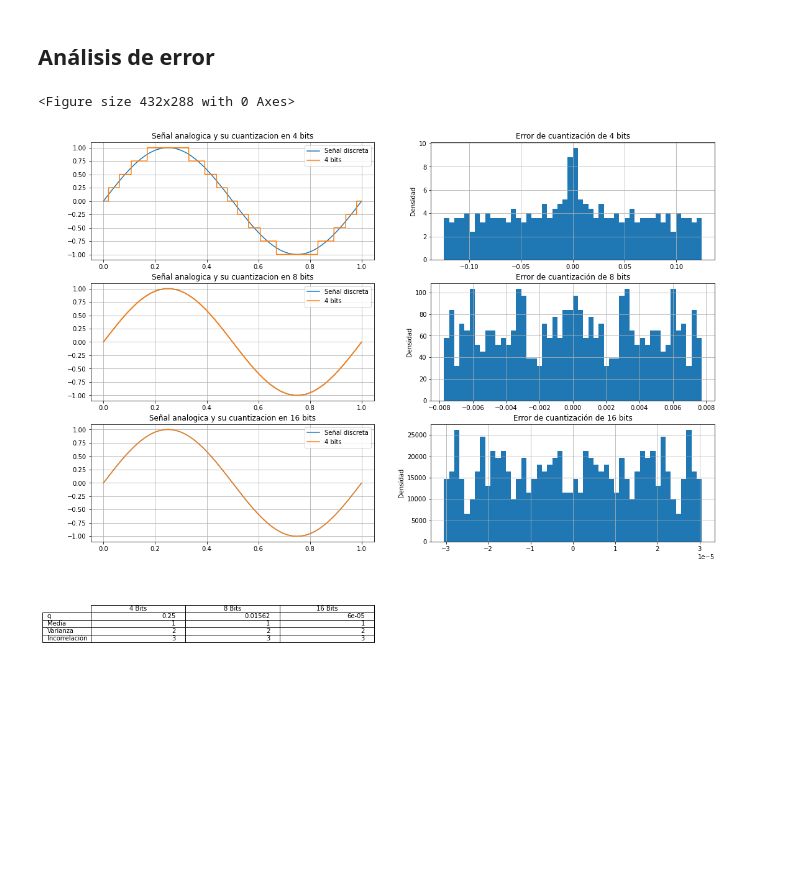
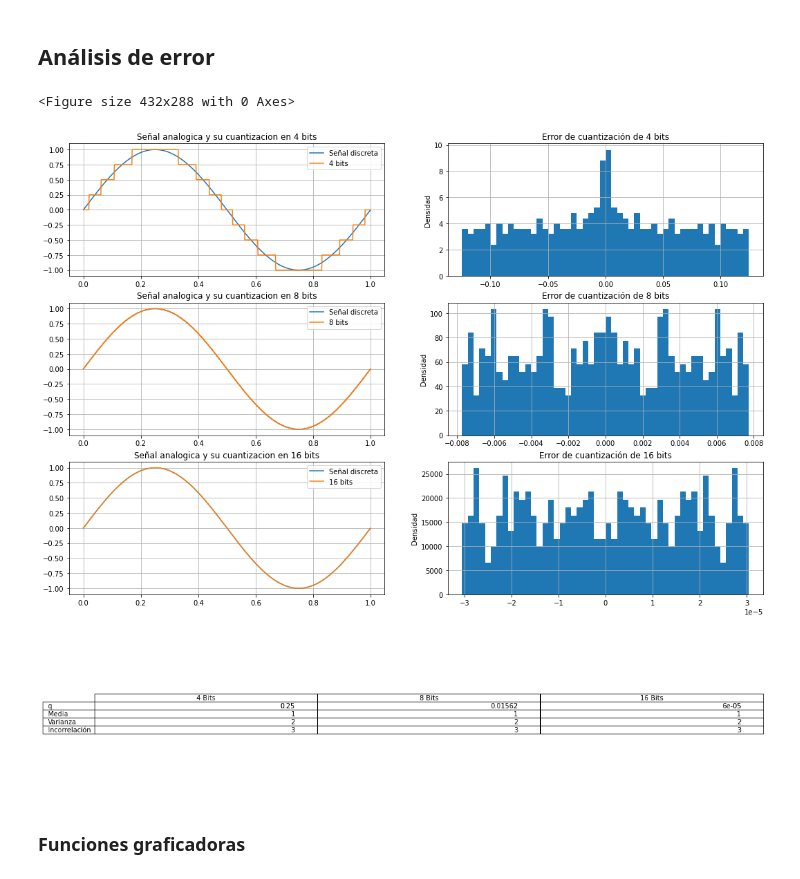
Before and after one commit to mnoe893/PDS_UTNBA_2025, a Jupyter notebook: TS3_cuantizacion_p1.ipynb, the cells around one changed output. Cells and saved outputs as stored; diff of their text form; code cells hidden in the pictures; blank space fills up the shorter version.

```diff
--- a/TS3_cuantizacion_p1.ipynb
+++ b/TS3_cuantizacion_p1.ipynb
@@ -97,64 +58,50 @@ graficar_funcion(t, [sR, sq_4, sq_8, sq_16],["Señal discreta","4 bits","8 bits"
 # %% [markdown]
 ## Análisis de error
 # %%
-def graficar_funcion(abs,ord,leg="",label_y="",label_x="",titulo="",xlim=0,show=1):
-    for k in np.arange(len(ord)):
-        plt.plot(abs, ord[k], label=leg[k])
-    if(xlim):
-        plt.xlim(0, xlim)
-    else:
-        plt.axis('tight')
-
-    plt.xlabel(label_x)
-    plt.ylabel(label_y)
-    plt.title(titulo)
-    plt.grid()
-    plt.legend()
-    if(show): #Para manejar subplots por fuera de la funcion
-        plt.show()
-    return
 
 e_4 = sR-sq_4
 e_8 = sR-sq_8
 e_16 = sR-sq_16
 
 plt.suptitle("Análisis del error de cuantización de la señal", fontsize=16, y=1.02)
-plt.figure(figsize=(18, 16))
+plt.figure(figsize=(18, 12))
 
 '''4 BITS'''
-plt.subplot(4,2,1)
+plt.subplot(3,2,1)
 graficar_funcion(t, [sR, sq_4],["Señal discreta","4 bits"], titulo="Señal analogica y su cuantizacion en 4 bits", show=0)
-plt.subplot(4,2,2)
+plt.subplot(3,2,2)
 graficar_error(e_4,"Error de cuantización de 4 bits")
 
 '''8 BITS'''
-plt.subplot(4,2,3)
-graficar_funcion(t, [sR, sq_8],["Señal discreta","4 bits"], titulo="Señal analogica y su cuantizacion en 8 bits", show=0)
-plt.subplot(4,2,4)
+plt.subplot(3,2,3)
+graficar_funcion(t, [sR, sq_8],["Señal discreta","8 bits"], titulo="Señal analogica y su cuantizacion en 8 bits", show=0)
+plt.subplot(3,2,4)
 graficar_error(e_8,"Error de cuantización de 8 bits")
 
 '''16 BITS'''
-plt.subplot(4,2,5)
-graficar_funcion(t, [sR, sq_16],["Señal discreta","4 bits"], titulo="Señal analogica y su cuantizacion en 16 bits", show=0)
-plt.subplot(4,2,6)
+plt.subplot(3,2,5)
+graficar_funcion(t, [sR, sq_16],["Señal discreta","16 bits"], titulo="Señal analogica y su cuantizacion en 16 bits", show=0)
+plt.subplot(3,2,6)
 graficar_error(e_16,"Error de cuantización de 16 bits")
 
 '''Tabla'''
-plt.subplot(4,2,7)
+plt.figure(figsize=(18, 4))
 q = [round(q_4, 5), round(q_8, 5), round(q_16, 5)] # Los redondeo a 5 valores detraz de la coma
 medias = [1,1,1]
 vars = [2,2,2]
 inc = [3,3,3]
 valores = q, medias, vars, inc
 rows = ["q", "Media", "Varianza", "Incorrelación"]
 cols = ["4 Bits","8 Bits","16 Bits"]
 plt.table(cellText=valores, rowLabels=rows, colLabels=cols, loc='center')
 plt.axis('off')  # Remuevo los ejes para que solo este la tabla
-
 plt.show()
 # %% [output]
 <Figure size 432x288 with 0 Axes>
-[figure, old version]
+[figure, new version]
+[figure, added]
+# %% [markdown]
+### Funciones graficadoras
 # %%
 def graficar_error(error, titulo=""):
     plt.hist(error, bins=50, density=True)
```
Also changed, not shown: parts of 5 cells of this notebook.
